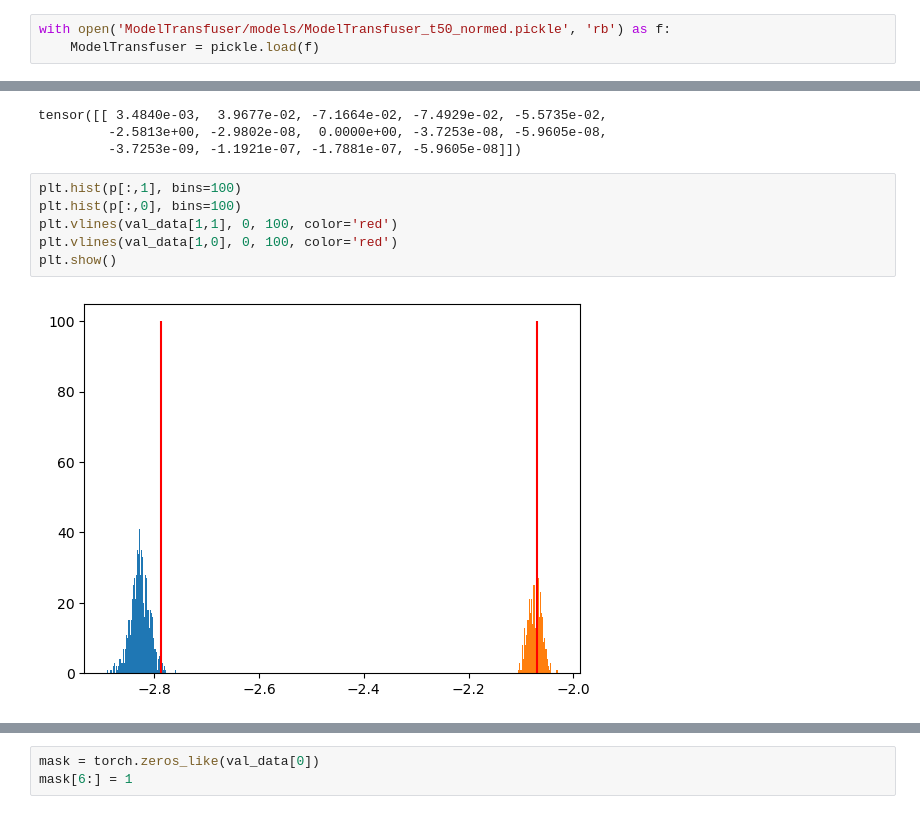
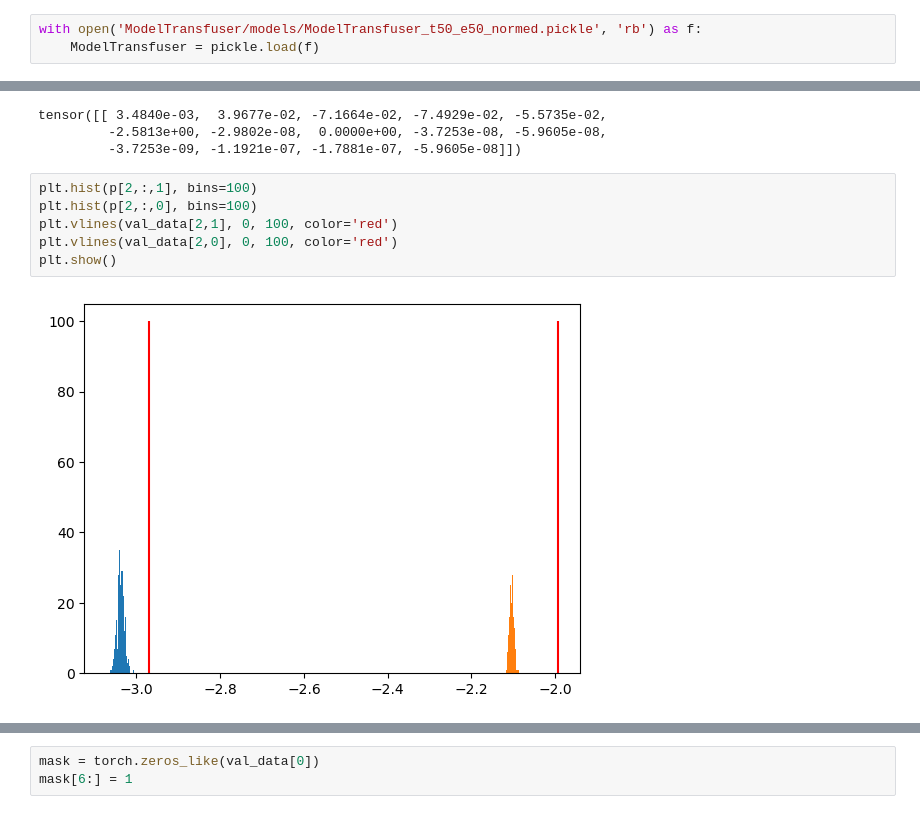
Before and after one commit to bGuenes/sbi_model_comparison, a Jupyter notebook: ModelTransfuser_run.ipynb, the cells around one changed output, grey strips where cells are left out. Drawn from its saved outputs; the diff is of its cells as text.

```diff
--- a/ModelTransfuser_run.ipynb
+++ b/ModelTransfuser_run.ipynb
@@ -74,7 +74,7 @@ model = ModelTransfuser(T, train_data.shape)
 
 model = model.load('ModelTransfuser/models/ModelTransfuser_t50_normed.pickle')
 # %%
-with open('ModelTransfuser/models/ModelTransfuser_t50_normed.pickle', 'rb') as f:
+with open('ModelTransfuser/models/ModelTransfuser_t50_e50_normed.pickle', 'rb') as f:
     ModelTransfuser = pickle.load(f)
 # %%
 epoch = np.arange(0, len(ModelTransfuser.train_loss))
@@ -210,10 +210,10 @@ tensor([[ 3.4840e-03,  3.9677e-02, -7.1664e-02, -7.4929e-02, -5.5735e-02,
          -2.5813e+00, -2.9802e-08,  0.0000e+00, -3.7253e-08, -5.9605e-08,
          -3.7253e-09, -1.1921e-07, -1.7881e-07, -5.9605e-08]])
 # %%
-plt.hist(p[:,1], bins=100)
-plt.hist(p[:,0], bins=100)
-plt.vlines(val_data[1,1], 0, 100, color='red')
-plt.vlines(val_data[1,0], 0, 100, color='red')
+plt.hist(p[2,:,1], bins=100)
+plt.hist(p[2,:,0], bins=100)
+plt.vlines(val_data[2,1], 0, 100, color='red')
+plt.vlines(val_data[2,0], 0, 100, color='red')
 plt.show()
 # %% [output]
-[figure, old version]
+[figure, new version]
```
Also changed, not shown: parts of 13 cells of this notebook, 6 other files.
